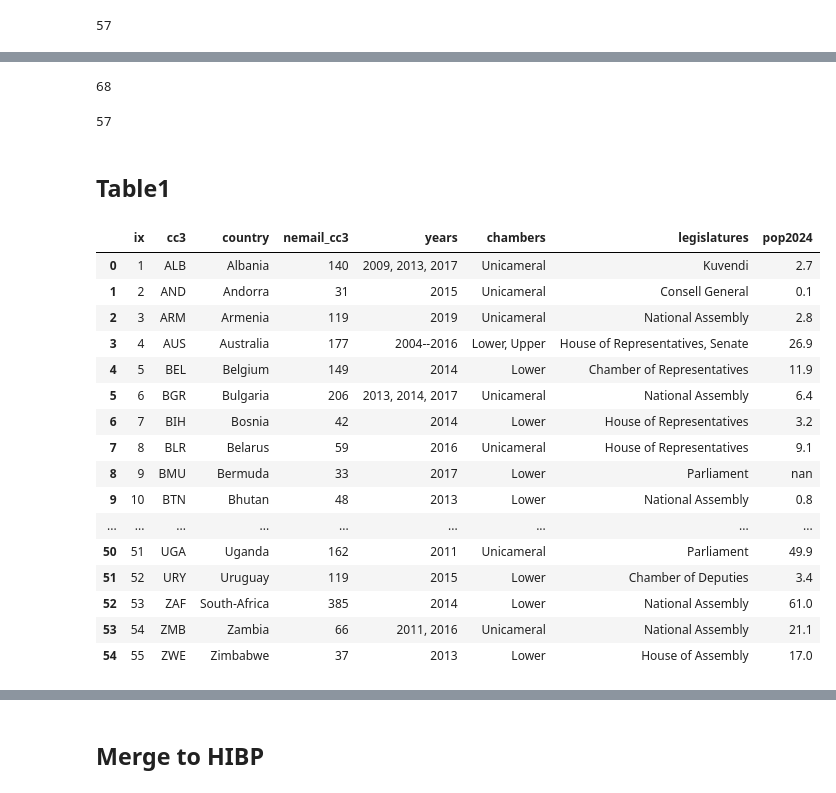
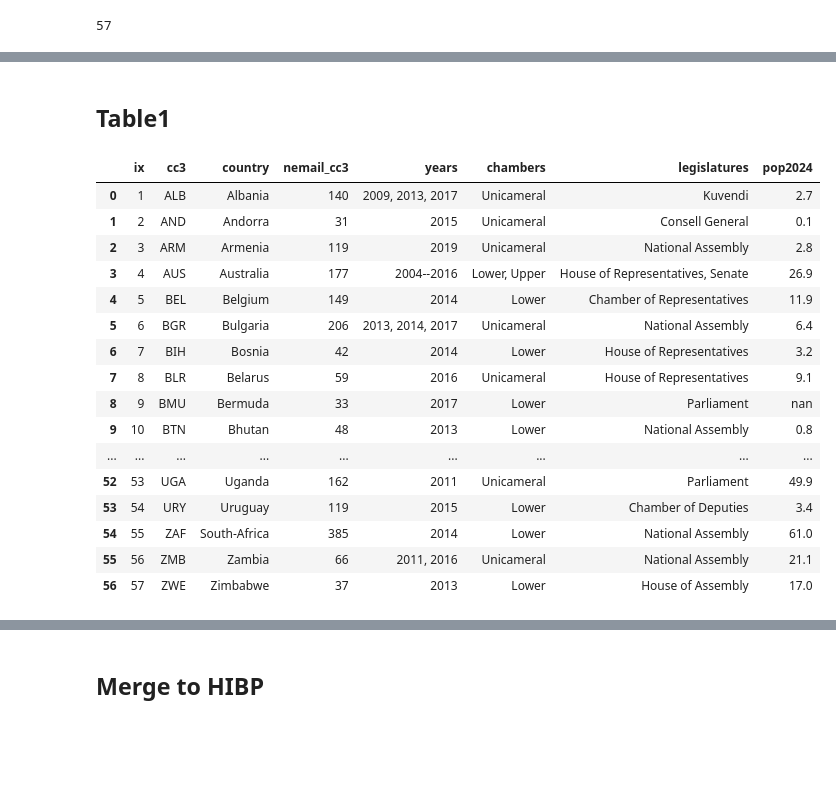
Before and after one commit to themains/pwned_pols, a Jupyter notebook: scripts/06_everypol_summ.ipynb, the cells around one changed output, grey strips where cells are left out. Cells and saved outputs as stored; diff of their text form; code cells hidden in the pictures; blank space fills up the shorter version.

```diff
--- a/scripts/06_everypol_summ.ipynb
+++ b/scripts/06_everypol_summ.ipynb
@@ -372,9 +354,27 @@ df_ep_emails["cc3"].nunique() + df_scraped_emails["cc3"].nunique() - 2
 ## Combine EP + Scraped
 # %%
 df_pol_emails = (
-    pd.concat([df_ep_emails, df_scraped_emails])
+    pd.concat([df_ep_emails.assign(source="ep"), df_scraped_emails.assign(source="scraped")])
     .pipe(lambda df_: clean_email_column_no_dedupe(df_))
+    # ================================================================
+    # Get indicator for years and chambers for table1
+    .assign(
+        years=lambda df_: df_.groupby("cc3")["leg_start_year"].transform(
+            lambda x: ", ".join(map(str, sorted(x.unique())))
+        ),
+        chambers=lambda df_: df_.groupby("cc3")["ltype"]
+        .transform(lambda x: ", ".join(map(str, sorted(x.unique()))))
+        .replace("legislature", "", regex=True)
+        .replace("house", "", regex=True)
+        .str.strip()
+        .str.title(),
+        legislatures=lambda df_: df_.groupby("cc3")["legislature"].transform(
+            lambda x: ", ".join(map(str, sorted(x.unique())))
+        ),
+    )
+    .sort_values(["cc3", "leg_start_year", "email"])
 )
+# del df_ep_emails, df_scraped_emails
 df_pol_emails
 # %% [output]
 |  | email | cc3 | country | ltype | legislature | chamber | leg_start_year | nemail_cc3 | gender | ... |
@@ -421,21 +417,8 @@ df_pol_emails.groupby(["cc3", "legislature"]).ngroups
-# %%
-# minus denmark and IND LS common
-(
-    df_ep_emails.groupby(["cc3", "legislature"]).ngroups
-    + df_scraped_emails.groupby(["cc3", "legislature"]).ngroups
-    - 2
-)
-# %% [output]
-68
-# %%
-df_ep_emails["cc3"].nunique() + df_scraped_emails["cc3"].nunique() - 2
-# %% [output]
-57
 # %% [markdown]
 ## Table1
 # %%
 df_tab1 = (
-    df_ep_emails.drop_duplicates(["cc3"], ignore_index=True)
+    df_pol_emails.drop_duplicates(["cc3"], ignore_index=True)
     #     .filter(["cc3", "country", "nemail_cc3", "female_prop_cc3", "years", "chambers", "legislatures", "pop2024"])
     #     .assign(female_prop_cc3=lambda df_: (100 * df_["female_prop_cc3"]).round(1).astype(str) + "\\%")
     .filter(
@@ -446,38 +429,43 @@ df_tab1 = (
         .round(1)
         .apply(str)
     )
     .replace("Bosnia-and-Herzegovina", "Bosnia")
     .replace(
         "House of Commons, National Assembly for Wales, Scottish Parliament",
         "Commons, Senedd, Scottish Parliament",
     )
+    # Tidy year strings
     .replace("1997, 2001, 2005, 2007, 2010, 2011, 2015, 2016, 2017", "1997--2017")
     .replace("2004, 2007, 2010, 2013, 2016", "2004--2016")
     .replace("2001, 2005, 2007, 2011, 2015", "2001--2015")
     .replace("2004, 2007, 2009, 2012, 2015", "2004--2015")
+    .replace("2001, 2005, 2007, 2011, 2015, 2025", "2001--2025")
+    .replace("2008, 2011, 2014, 2017", "2008--2017")
+    .replace("2006, 2010, 2012, 2016", "2006--2016")
+    .replace("2001, 2006, 2011, 2015, 2021", "2001--2025")
     .replace("Lower ", "Lower", regex=True)
     .assign(ix=lambda df_: range(1, 1 + len(df_)))
     .reorder_columns(["ix"])
 )
 df_tab1
 # %% [output]
 |  | ix | cc3 | country | nemail_cc3 | years | chambers | legislatures | pop2024 |
 | 0 | 1 | ALB | Albania | 140 | 2009, 2013, 2017 | Unicameral | Kuvendi | 2.7 |
 | 1 | 2 | AND | Andorra | 31 | 2015 | Unicameral | Consell General | 0.1 |
 | 2 | 3 | ARM | Armenia | 119 | 2019 | Unicameral | National Assembly | 2.8 |
 | 3 | 4 | AUS | Australia | 177 | 2004--2016 | Lower, Upper | House of Representatives, Senate | 26.9 |
 | 4 | 5 | BEL | Belgium | 149 | 2014 | Lower | Chamber of Representatives | 11.9 |
 | 5 | 6 | BGR | Bulgaria | 206 | 2013, 2014, 2017 | Unicameral | National Assembly | 6.4 |
 | 6 | 7 | BIH | Bosnia | 42 | 2014 | Lower | House of Representatives | 3.2 |
 | 7 | 8 | BLR | Belarus | 59 | 2016 | Unicameral | House of Representatives | 9.1 |
 | 8 | 9 | BMU | Bermuda | 33 | 2017 | Lower | Parliament | nan |
 | 9 | 10 | BTN | Bhutan | 48 | 2013 | Lower | National Assembly | 0.8 |
 | ... | ... | ... | ... | ... | ... | ... | ... | ... |
-| 50 | 51 | UGA | Uganda | 162 | 2011 | Unicameral | Parliament | 49.9 |
-| 51 | 52 | URY | Uruguay | 119 | 2015 | Lower | Chamber of Deputies | 3.4 |
-| 52 | 53 | ZAF | South-Africa | 385 | 2014 | Lower | National Assembly | 61.0 |
-| 53 | 54 | ZMB | Zambia | 66 | 2011, 2016 | Unicameral | National Assembly | 21.1 |
-| 54 | 55 | ZWE | Zimbabwe | 37 | 2013 | Lower | House of Assembly | 17.0 |
+| 52 | 53 | UGA | Uganda | 162 | 2011 | Unicameral | Parliament | 49.9 |
+| 53 | 54 | URY | Uruguay | 119 | 2015 | Lower | Chamber of Deputies | 3.4 |
+| 54 | 55 | ZAF | South-Africa | 385 | 2014 | Lower | National Assembly | 61.0 |
+| 55 | 56 | ZMB | Zambia | 66 | 2011, 2016 | Unicameral | National Assembly | 21.1 |
+| 56 | 57 | ZWE | Zimbabwe | 37 | 2013 | Lower | House of Assembly | 17.0 |
 # %%
 df_tab1["pop2024"].astype(float).sum()
 # %% [output]
```
Also changed, not shown: parts of 48 cells of this notebook, 1 other file.
